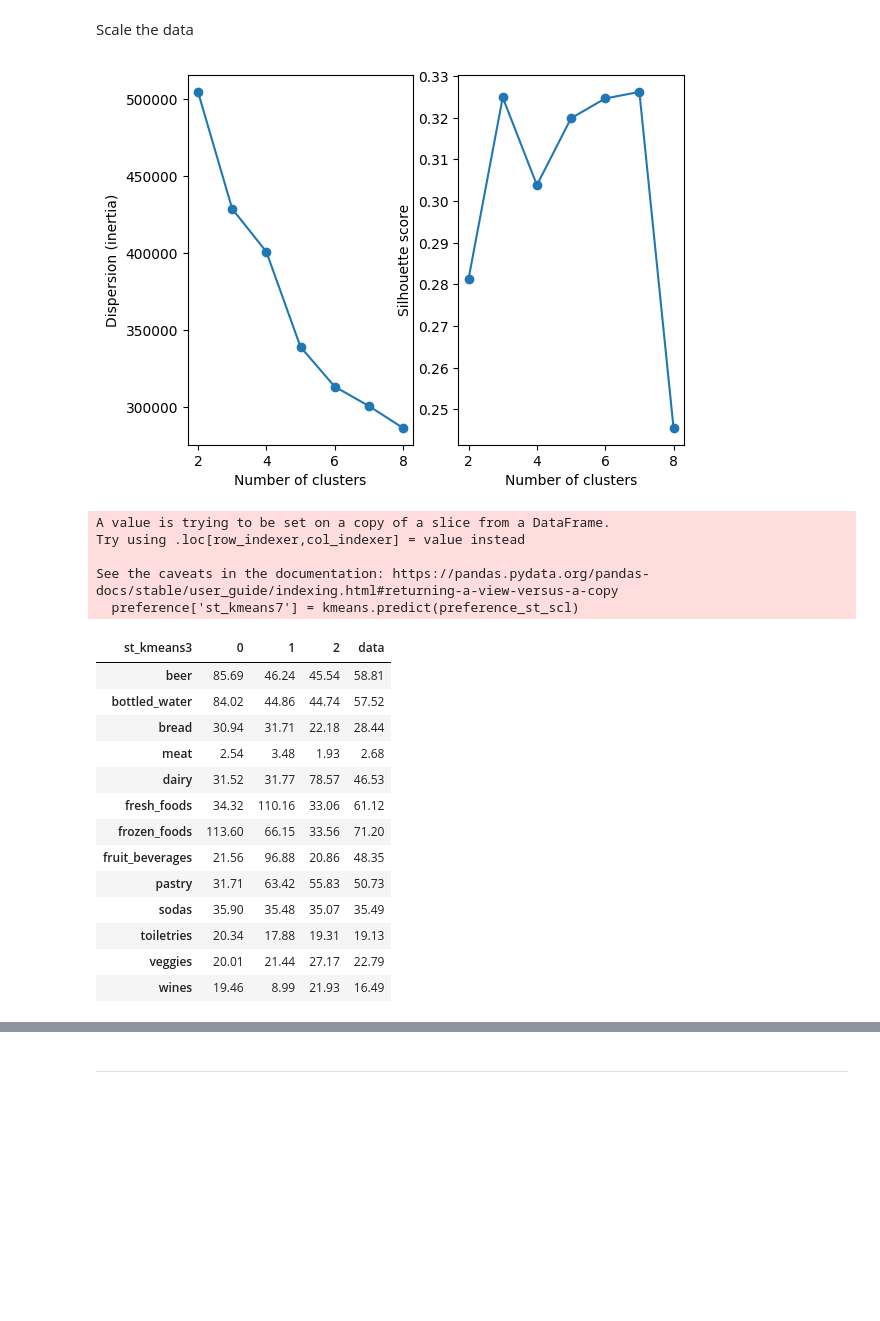
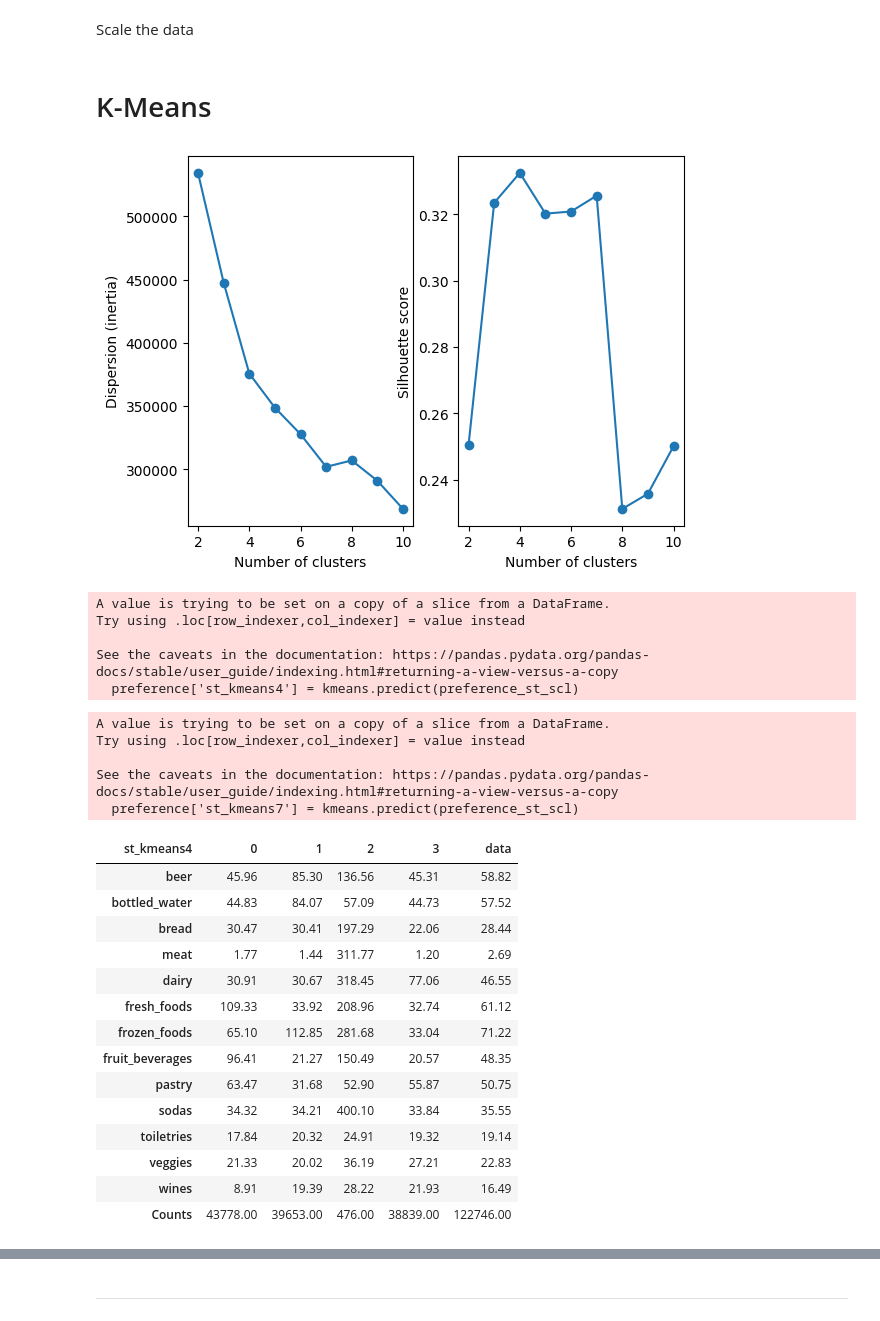
Before and after one commit to Rita-Centeno/DMI, a Jupyter notebook: clustering.ipynb, the cells around one changed output, grey strips where cells are left out. Drawn from its saved outputs; the diff is of its cells as text; code cells hidden in the pictures; blank space fills up the shorter version.

```diff
--- a/clustering.ipynb
+++ b/clustering.ipynb
@@ -8,4 +9,5 @@ from utils2 import *
 %load_ext autoreload
 %autoreload 2
 # %%
-data = pd.read_csv('Data\project_data_cleaned_noreturnincons_impute2_wzipid_no0_out.csv')
+# data = pd.read_csv('Data\\New_Data\\project_data_cleaned_noreturnincons_impute2_wzipid_no0_out.csv')
+data = pd.read_csv('Data\\New_Data\\project_data_cleaned_noreturnincons_impute2_wzipid_no0_out_perc.csv')
@@ -43,10 +44,21 @@ preference_mm_scl[preference_metrics] = pref_mm_scl
 
 preference_rb_scl = preference.copy()
 preference_rb_scl[preference_metrics] = pref_rb_scl
+# %% [markdown]
+# K-Means
 # %%
-plot_inertia_and_silhouette(preference_st_scl.sample(frac=0.4, random_state=1), 2, 8)
+plot_inertia_and_silhouette(preference_st_scl.sample(frac=0.4, random_state=1), 2, 10)
 # %% [output]
-[figure, old version]
+[figure, new version]
+# %%
+kmeans = KMeans(n_clusters = 4, init='k-means++', n_init=10,  random_state = 1).fit(preference_st_scl)
+preference['st_kmeans4'] = kmeans.predict(preference_st_scl)
+# %% [output]
+A value is trying to be set on a copy of a slice from a DataFrame.
+Try using .loc[row_indexer,col_indexer] = value instead
+
+See the caveats in the documentation: https://pandas.pydata.org/pandas-docs/stable/user_guide/indexing.html#returning-a-view-versus-a-copy
+  preference['st_kmeans4'] = kmeans.predict(preference_st_scl)
 # %%
 kmeans = KMeans(n_clusters = 7, init='k-means++', n_init=10,  random_state = 1).fit(preference_st_scl)
 preference['st_kmeans7'] = kmeans.predict(preference_st_scl)
@@ -57,20 +69,21 @@ Try using .loc[row_indexer,col_indexer] = value instead
 See the caveats in the documentation: https://pandas.pydata.org/pandas-docs/stable/user_guide/indexing.html#returning-a-view-versus-a-copy
   preference['st_kmeans7'] = kmeans.predict(preference_st_scl)
 # %%
-groupby_mean(preference, 'st_kmeans3')
+groupby_mean(preference, 'st_kmeans4')
 # %% [output]
-| st_kmeans3 | 0 | 1 | 2 | data |
-| beer | 85.69 | 46.24 | 45.54 | 58.81 |
-| bottled_water | 84.02 | 44.86 | 44.74 | 57.52 |
-| bread | 30.94 | 31.71 | 22.18 | 28.44 |
-| meat | 2.54 | 3.48 | 1.93 | 2.68 |
-| dairy | 31.52 | 31.77 | 78.57 | 46.53 |
-| fresh_foods | 34.32 | 110.16 | 33.06 | 61.12 |
-| frozen_foods | 113.60 | 66.15 | 33.56 | 71.20 |
-| fruit_beverages | 21.56 | 96.88 | 20.86 | 48.35 |
-| pastry | 31.71 | 63.42 | 55.83 | 50.73 |
-| sodas | 35.90 | 35.48 | 35.07 | 35.49 |
-| toiletries | 20.34 | 17.88 | 19.31 | 19.13 |
-| veggies | 20.01 | 21.44 | 27.17 | 22.79 |
-| wines | 19.46 | 8.99 | 21.93 | 16.49 |
+| st_kmeans4 | 0 | 1 | 2 | 3 | data |
+| beer | 45.96 | 85.30 | 136.56 | 45.31 | 58.82 |
+| bottled_water | 44.83 | 84.07 | 57.09 | 44.73 | 57.52 |
+| bread | 30.47 | 30.41 | 197.29 | 22.06 | 28.44 |
+| meat | 1.77 | 1.44 | 311.77 | 1.20 | 2.69 |
+| dairy | 30.91 | 30.67 | 318.45 | 77.06 | 46.55 |
+| fresh_foods | 109.33 | 33.92 | 208.96 | 32.74 | 61.12 |
+| frozen_foods | 65.10 | 112.85 | 281.68 | 33.04 | 71.22 |
+| fruit_beverages | 96.41 | 21.27 | 150.49 | 20.57 | 48.35 |
+| pastry | 63.47 | 31.68 | 52.90 | 55.87 | 50.75 |
+| sodas | 34.32 | 34.21 | 400.10 | 33.84 | 35.55 |
+| toiletries | 17.84 | 20.32 | 24.91 | 19.32 | 19.14 |
+| veggies | 21.33 | 20.02 | 36.19 | 27.21 | 22.83 |
+| wines | 8.91 | 19.39 | 28.22 | 21.93 | 16.49 |
+| Counts | 43778.00 | 39653.00 | 476.00 | 38839.00 | 122746.00 |
 # %%
```
Also changed, not shown: parts of 61 cells of this notebook, 4 other files.
